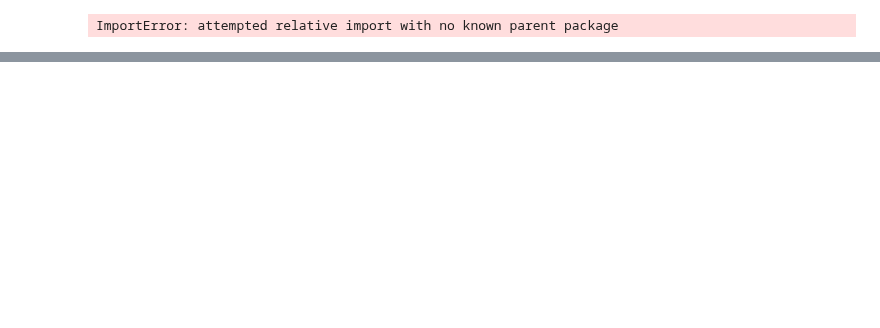
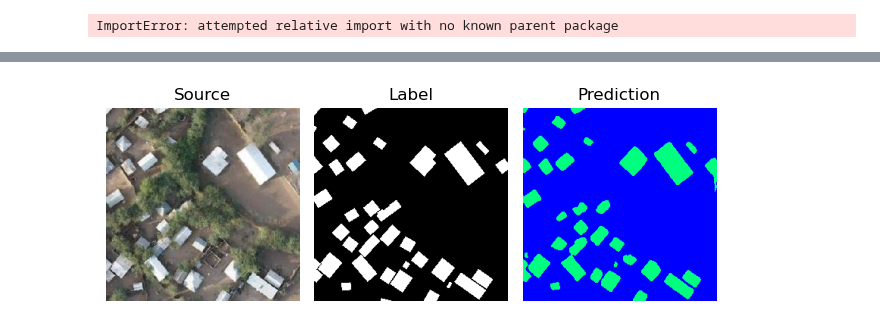
Before and after one commit to ciupava/fAIr-utilities, a Jupyter notebook: hot_fair_utilities/inference/basic_testing.ipynb, the cells around one changed output, grey strips where cells are left out. Saved outputs shown, nothing was run; the diff lists cells and outputs as text; code cells hidden in the pictures; blank space fills up the shorter version.

```diff
--- a/hot_fair_utilities/inference/basic_testing.ipynb
+++ b/hot_fair_utilities/inference/basic_testing.ipynb
@@ -58,0 +79,16 @@ TypeError: __init__() missing 1 required positional argument: 'class_id'
+# %%
+import matplotlib.pyplot as plt
+
+def visualise(image,reference,matched):
+  fig, (ax1, ax2, ax3) = plt.subplots(nrows=1, ncols=3, #figsize=(8, 3),
+                                      sharex=True, sharey=True)
+  for aa in (ax1, ax2, ax3):
+      aa.set_axis_off()
+  ax1.imshow(image)
+  ax1.set_title('Source')
+  ax2.imshow(reference, cmap='gray')
+  ax2.set_title('Label')
+  ax3.imshow(matched, cmap='winter')
+  ax3.set_title('Prediction')
+  plt.tight_layout()
+  plt.show()
@@ -58,0 +105,6 @@ TypeError: __init__() missing 1 required positional argument: 'class_id'
+# %%
+visualise(rgb_image,
+          mask,
+          prediction)
+# %% [output]
+[figure, added]
```
Also changed, not shown: parts of 18 cells of this notebook, 6 other files.
